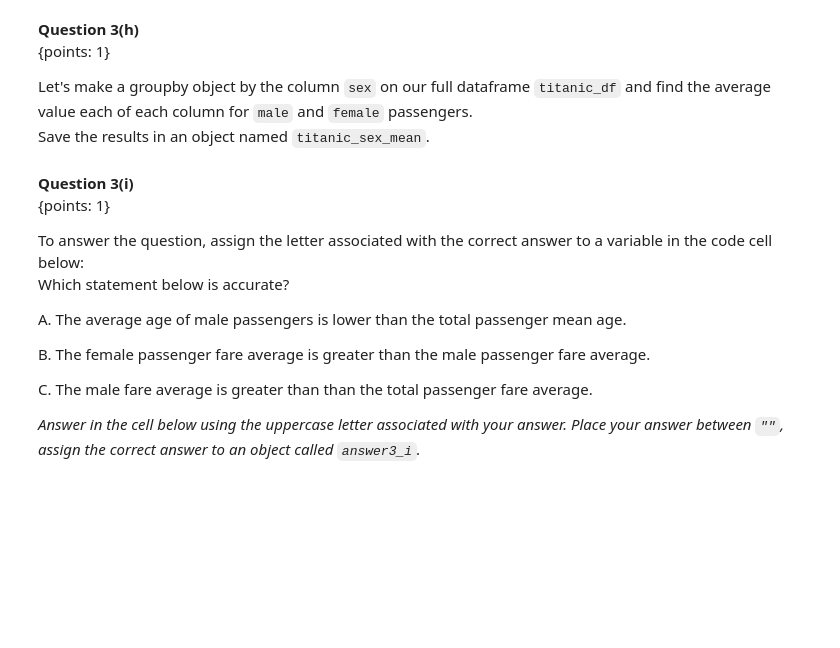
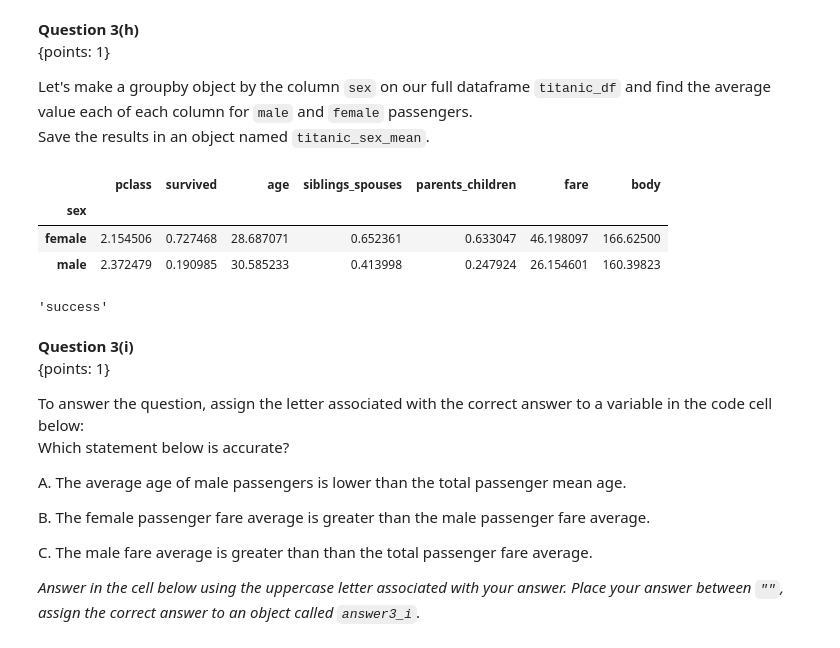
Before and after one commit to UBC-MDS/prog-python-data-science-students, a Jupyter notebook: release/assignment2/assignment2.ipynb, the cells around one changed output. Saved outputs shown, nothing was run; the diff lists cells and outputs as text; code cells hidden in the pictures; blank space fills up the shorter version.

```diff
--- a/release/assignment2/assignment2.ipynb
+++ b/release/assignment2/assignment2.ipynb
@@ -287,2 +397,8 @@ raise NotImplementedError # No Answer - remove if you provide an answer
+# %%
+titanic_df = None
+
+### BEGIN SOLUTION
+titanic_df = pd.read_csv('data/titanic.csv')
+### END SOLUTION
 # %%
 t.test_3a(titanic_df)
@@ -297,2 +412,7 @@ raise NotImplementedError # No Answer - remove if you provide an answer
+# %%
+### BEGIN SOLUTION
+titanic_df = titanic_df.rename(columns={'sibsp': 'siblings_spouses',
+                                        'parch': 'parents_children'})
+### END SOLUTION
 # %%
 t.test_3b(titanic_df)
@@ -369,5 +520,19 @@ raise NotImplementedError # No Answer - remove if you provide an answer
+# %%
+titanic_sex_mean = None
+
+### BEGIN SOLUTION
+titanic_sex_mean = titanic_df.groupby(by='sex').mean()
+titanic_sex_mean
+### END SOLUTION
+# %% [output]
+|  | pclass | survived | age | siblings_spouses | parents_children | fare | body |
+| sex |  |  |  |  |  |  |  |
+| female | 2.154506 | 0.727468 | 28.687071 | 0.652361 | 0.633047 | 46.198097 | 166.62500 |
+| male | 2.372479 | 0.190985 | 30.585233 | 0.413998 | 0.247924 | 26.154601 | 160.39823 |
 # %%
 t.test_3h(titanic_sex_mean)
+# %% [output]
+'success'
 # %% [markdown]
 **Question 3(i)**  <br> {points: 1}
 
```
Also changed, not shown: parts of 106 cells of this notebook, 2 other files.
